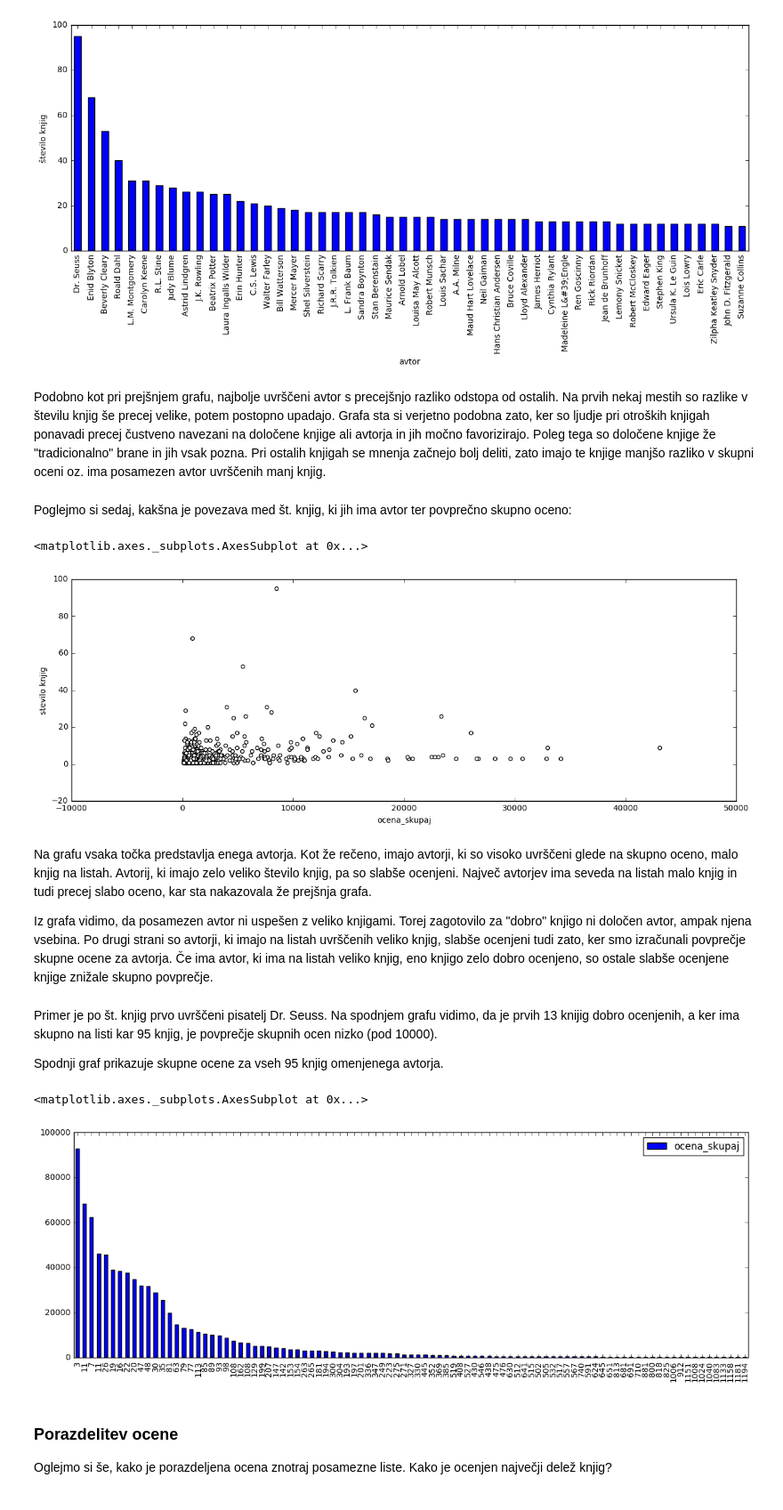
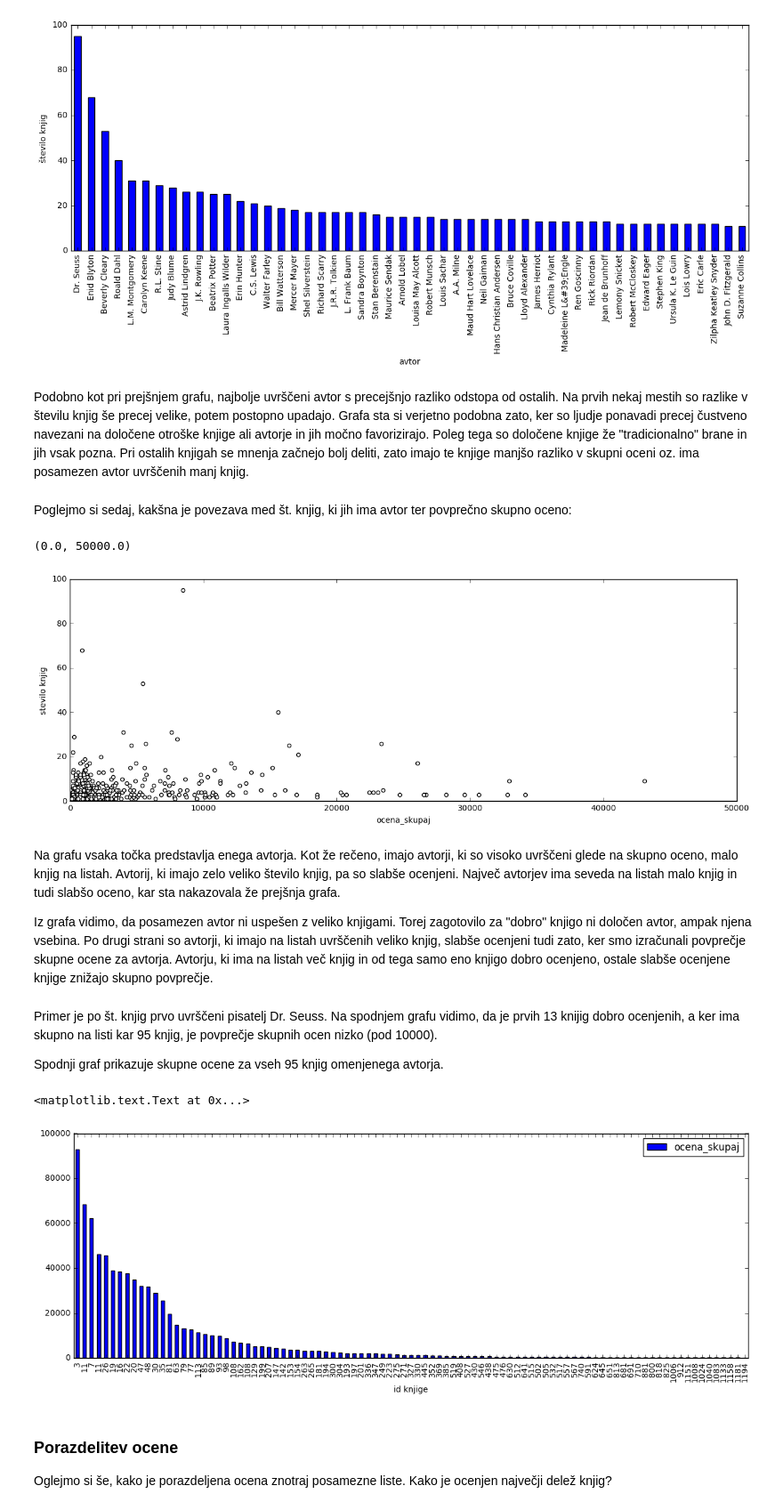
Before and after one commit to SaraBrezec/analiza_otroske_knjige, a Jupyter notebook: analiza_končna.ipynb, the cells around one changed output. Shown at 89% size. Cells and saved outputs as stored; diff of their text form; code cells hidden in the pictures.

```diff
--- a/Untitled.ipynb
+++ b/analiza_končna.ipynb
@@ -373,32 +378,39 @@ skupna_avtorji.groupby('avtor').size().sort_values(ascending=False)[:50].plot(ki
 <matplotlib.text.Text at 0x...>
 [figure]
 # %% [markdown]
-Podobno kot pri prejšnjem grafu, najbolje uvrščeni avtor s precejšnjo razliko odstopa od ostalih. Na prvih nekaj mestih so  razlike v številu knjig še precej velike, potem postopno upadajo. Grafa sta si verjetno podobna zato, ker so ljudje pri otroških knjigah ponavadi precej čustveno navezani na določene knjige ali avtorja in jih močno favorizirajo. Poleg tega so določene knjige že "tradicionalno" brane in jih vsak pozna. Pri ostalih knjigah se mnenja začnejo bolj deliti, zato imajo te knjige manjšo razliko v skupni oceni oz. ima posamezen avtor uvrščenih manj knjig.
+Podobno kot pri prejšnjem grafu, najbolje uvrščeni avtor s precejšnjo razliko odstopa od ostalih. Na prvih nekaj mestih so  razlike v številu knjig še precej velike, potem postopno upadajo. Grafa sta si verjetno podobna zato, ker so ljudje ponavadi precej čustveno navezani na določene otroške knjige ali avtorje in jih močno favorizirajo. Poleg tega so določene knjige že "tradicionalno" brane in jih vsak pozna. Pri ostalih knjigah se mnenja začnejo bolj deliti, zato imajo te knjige manjšo razliko v skupni oceni oz. ima posamezen avtor uvrščenih manj knjig.
 # %% [markdown]
 Poglejmo si sedaj, kakšna je povezava med št. knjig, ki jih ima avtor ter povprečno skupno oceno:
 # %%
 skupna_avtorji = pd.concat([lista1, lista2, lista3]).join(avtorji, on = 'id_avt')
+
 na_oceno = skupna_avtorji.groupby('avtor').mean().sort_values('ocena_skupaj', ascending=False)[['ocena_skupaj']]
 na_stevilo_knj = skupna_avtorji.groupby('avtor').count()[['mesto']].sort_values('mesto', ascending=False)
+
 zdruzen = pd.concat((na_oceno, na_stevilo_knj), axis = 1).rename(index=str, columns={"mesto": "stevilo knjig"})
-zdruzen.plot(kind='scatter', x = 'ocena_skupaj', y = 'stevilo knjig', color='w')
+zdr_graf = zdruzen.plot(kind='scatter', x = 'ocena_skupaj', y = 'stevilo knjig', color='w')
+zdr_graf.set_ylim(bottom=0.)
+zdr_graf.set_xlim(left=0.)
 # %% [output]
-<matplotlib.axes._subplots.AxesSubplot at 0x...>
+(0.0, 50000.0)
-[figure, old version]
+[figure, new version]
 # %% [markdown]
-Na grafu vsaka točka predstavlja enega avtorja. Kot že rečeno, imajo avtorji, ki so visoko uvrščeni glede na skupno oceno, malo knjig na listah. Avtorij, ki imajo zelo veliko število knjig, pa so slabše ocenjeni. Največ avtorjev ima seveda na listah malo knjig in tudi precej slabo oceno, kar sta nakazovala že prejšnja grafa.
+Na grafu vsaka točka predstavlja enega avtorja. Kot že rečeno, imajo avtorji, ki so visoko uvrščeni glede na skupno oceno, malo knjig na listah. Avtorij, ki imajo zelo veliko število knjig, pa so slabše ocenjeni. Največ avtorjev ima seveda na listah malo knjig in tudi slabšo oceno, kar sta nakazovala že prejšnja grafa.
 
-Iz grafa vidimo, da posamezen avtor ni uspešen z veliko knjigami. Torej zagotovilo za "dobro" knjigo ni določen avtor, ampak njena vsebina. Po drugi strani so avtorji, ki imajo na listah uvrščenih veliko knjig, slabše ocenjeni tudi zato, ker  smo izračunali povprečje skupne ocene za avtorja. Če ima avtor, ki ima na listah veliko knjig, eno knjigo zelo dobro ocenjeno, so ostale slabše ocenjene knjige znižale skupno povprečje.
+Iz grafa vidimo, da posamezen avtor ni uspešen z veliko knjigami. Torej zagotovilo za "dobro" knjigo ni določen avtor, ampak njena vsebina. Po drugi strani so avtorji, ki imajo na listah uvrščenih veliko knjig, slabše ocenjeni tudi zato, ker  smo izračunali povprečje skupne ocene za avtorja. Avtorju, ki ima na listah več knjig in od tega samo eno knjigo dobro ocenjeno, ostale slabše ocenjene knjige znižajo skupno povprečje.
 # %% [markdown]
 Primer je po št. knjig prvo uvrščeni pisatelj Dr. Seuss. Na spodnjem grafu vidimo, da je prvih 13 knijig dobro ocenjenih, a ker ima skupno na listi kar 95 knjig, je povprečje skupnih ocen nizko (pod 10000).
 
 Spodnji graf prikazuje skupne ocene za vseh 95 knjig omenjenega avtorja.
 # %%
-skupna_avtorji[(skupna_avtorji['avtor'] == 'Dr. Seuss'
-               )].sort_values('ocena_skupaj', ascending=False)[['ocena_skupaj']].plot(kind = 'bar')
+skupna_avtorji = pd.concat([lista1, lista2, lista3]).join(avtorji, on = 'id_avt')
+seuss = skupna_avtorji[(skupna_avtorji['avtor'] == 'Dr. Seuss')
+                      ].sort_values('ocena_skupaj', ascending=False)[['ocena_skupaj']].plot(kind = 'bar')
+
+seuss.set_xlabel("id knjige")
 # %% [output]
-<matplotlib.axes._subplots.AxesSubplot at 0x...>
+<matplotlib.text.Text at 0x...>
-[figure, old version]
+[figure, new version]
 # %% [markdown]
 ### Porazdelitev ocene
 
```
Also changed, not shown: parts of 28 cells of this notebook.
